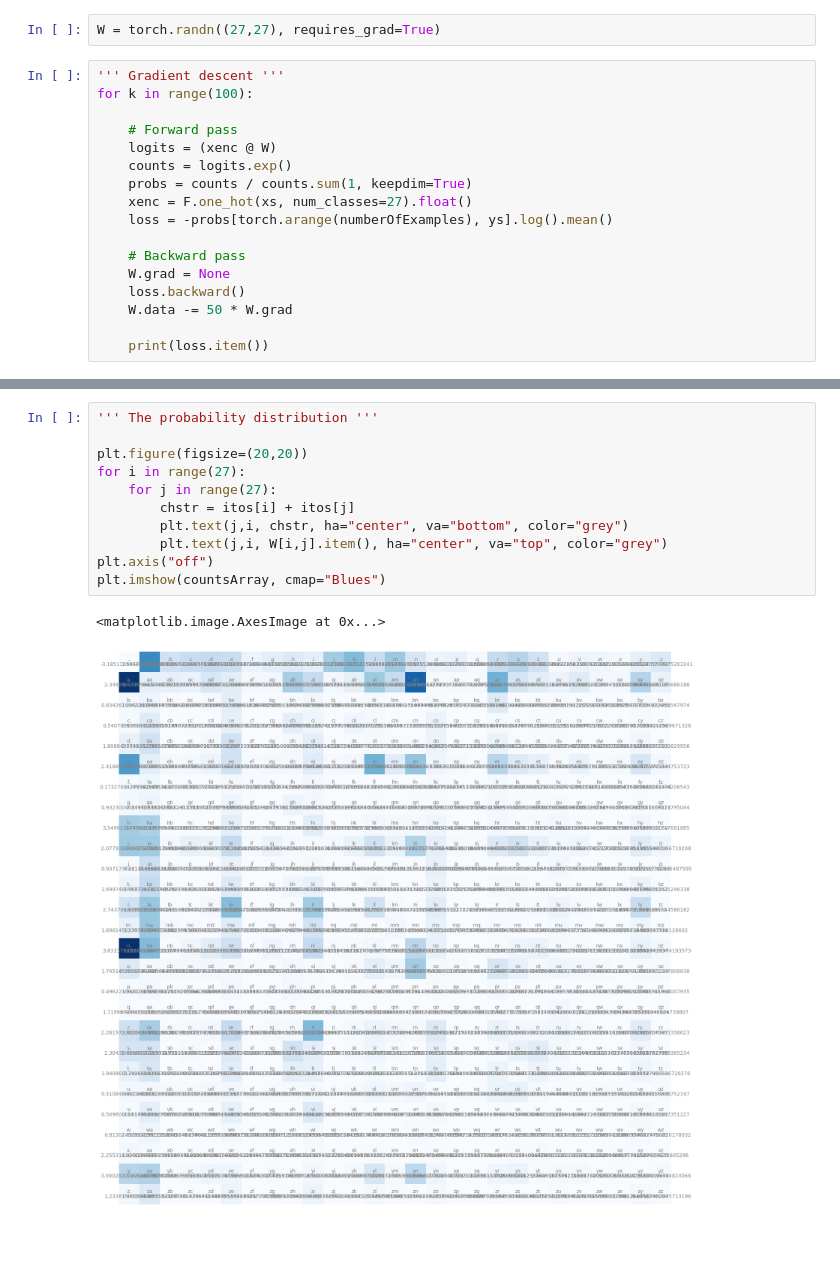
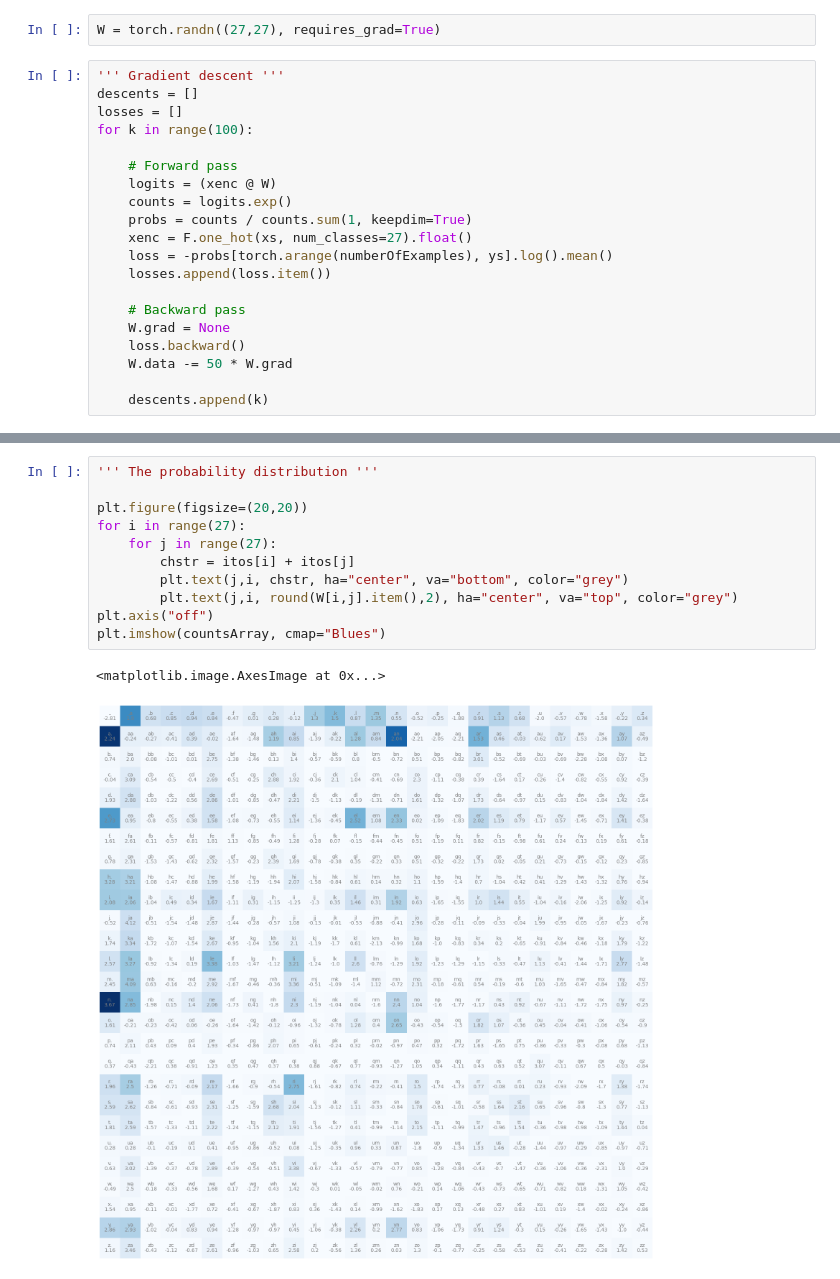
Before and after one commit to noah004/building-makemore, a Jupyter notebook: build_makemore.ipynb, the cells around one changed output, grey strips where cells are left out. Drawn from its saved outputs; the diff is of its cells as text; blank space fills up the shorter version.

```diff
--- a/build_makemore.ipynb
+++ b/build_makemore.ipynb
@@ -130,6 +130,8 @@ numberOfExamples = xs.nelement()
 W = torch.randn((27,27), requires_grad=True)
 # %%
 ''' Gradient descent '''
+descents = []
+losses = []
 for k in range(100):
 
     # Forward pass
@@ -138,10 +140,11 @@ for k in range(100):
     probs = counts / counts.sum(1, keepdim=True)
     xenc = F.one_hot(xs, num_classes=27).float()
     loss = -probs[torch.arange(numberOfExamples), ys].log().mean()
+    losses.append(loss.item())
 
     # Backward pass
     W.grad = None
     loss.backward()
     W.data -= 50 * W.grad
 
-    print(loss.item())
+    descents.append(k)
@@ -166,17 +157,17 @@ for k in range(100):
 # %%
 ''' The probability distribution '''
 
 plt.figure(figsize=(20,20))
 for i in range(27):
     for j in range(27):
         chstr = itos[i] + itos[j]
         plt.text(j,i, chstr, ha="center", va="bottom", color="grey")
-        plt.text(j,i, W[i,j].item(), ha="center", va="top", color="grey")
+        plt.text(j,i, round(W[i,j].item(),2), ha="center", va="top", color="grey")
 plt.axis("off")
 plt.imshow(countsArray, cmap="Blues")
 # %% [output]
 <matplotlib.image.AxesImage at 0x...>
-[figure, old version]
+[figure, new version]
 # %%
 ''' Get generated names '''
 g = torch.Generator().manual_seed(2147483647)
```
Also changed, not shown: parts of 3 cells of this notebook.
